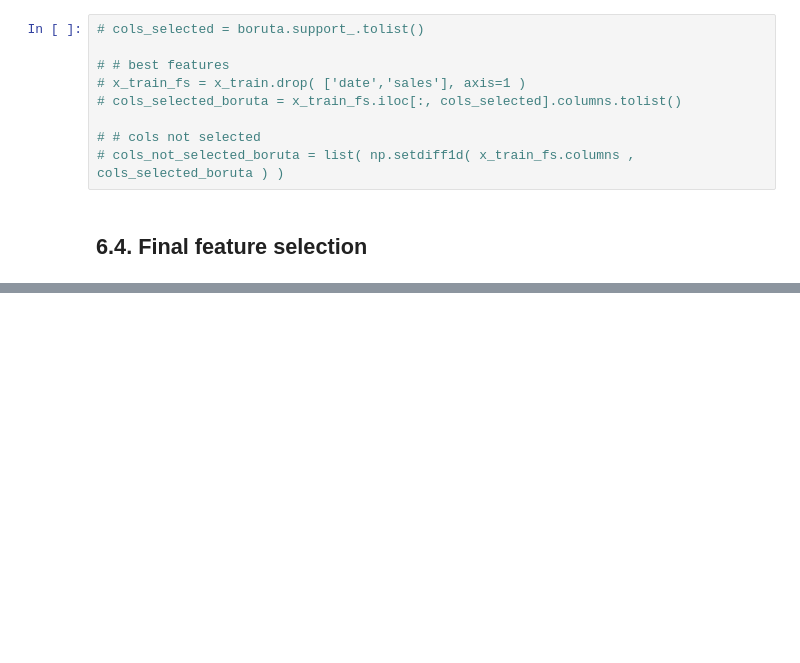
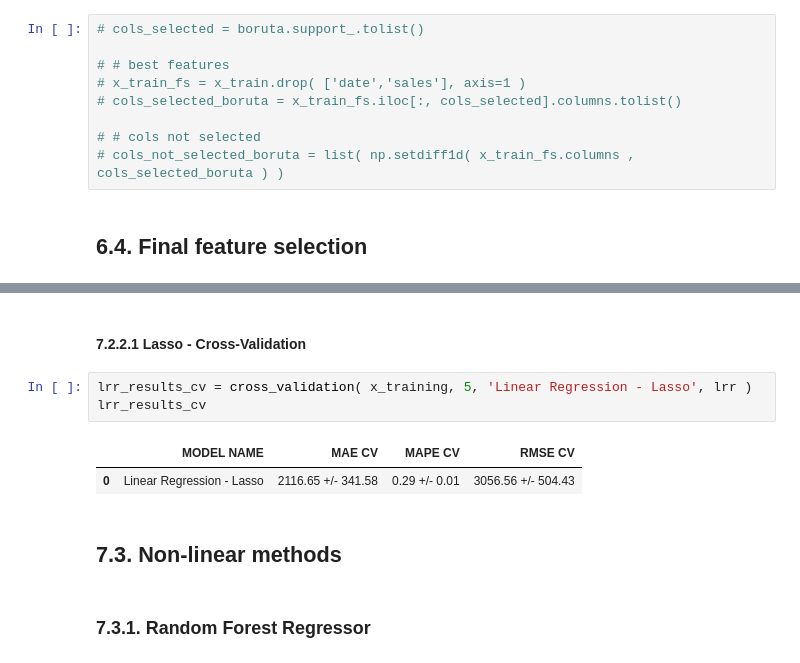
Before and after one commit to hfpmatheus/rossmann_store_sales, a Jupyter notebook: code.ipynb, the cells around one changed output, grey strips where cells are left out. Saved outputs shown, nothing was run; the diff lists cells and outputs as text; blank space fills up the shorter version.

```diff
--- a/code.ipynb
+++ b/code.ipynb
@@ -1014,0 +1030,12 @@ results
+# %% [markdown]
+#### 7.2.2.1 Lasso - Cross-Validation
+# %%
+lrr_results_cv = cross_validation( x_training, 5, 'Linear Regression - Lasso', lrr )
+lrr_results_cv
+# %% [output]
+|  | MODEL NAME | MAE CV | MAPE CV | RMSE CV |
+| 0 | Linear Regression - Lasso | 2116.65 +/- 341.58 | 0.29 +/- 0.01 | 3056.56 +/- 504.43 |
+# %% [markdown]
+## 7.3. Non-linear methods
+# %% [markdown]
+### 7.3.1. Random Forest Regressor
```
Also changed, not shown: parts of 44 cells of this notebook.
